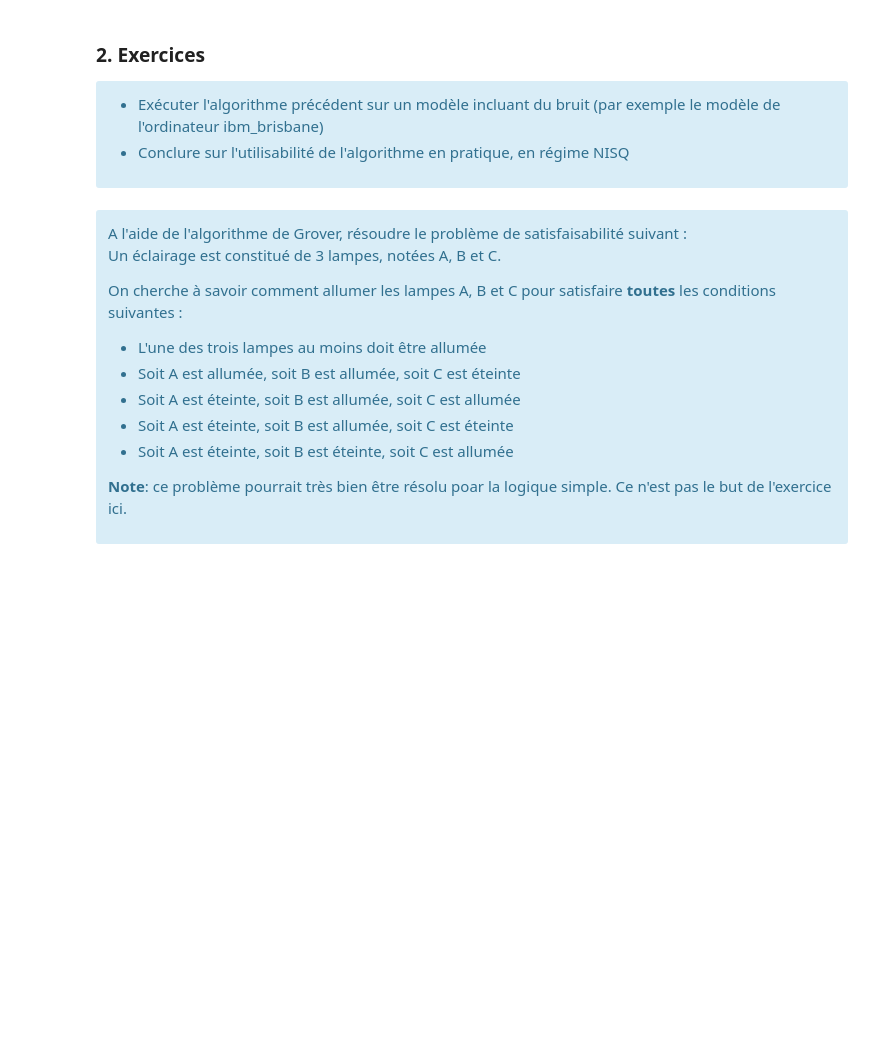
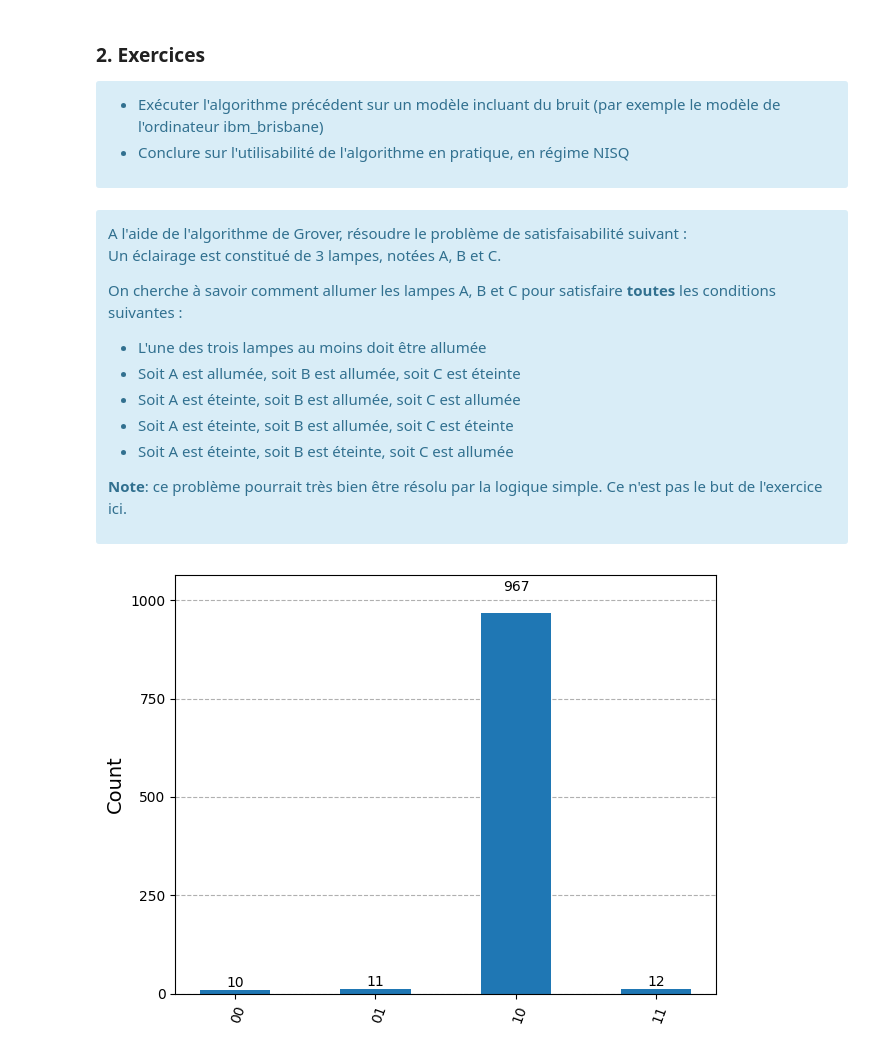
Before and after one commit to hugopgs/Application_Informatique_Quantique, a Jupyter notebook: Seance_1/1.2.Grover.ipynb, the cells around one changed output. Drawn from its saved outputs; the diff is of its cells as text; code cells hidden in the pictures; blank space fills up the shorter version.

```diff
--- a/Seance_1/1.2.Grover.ipynb
+++ b/Seance_1/1.2.Grover.ipynb
@@ -156,5 +159,23 @@ On cherche à savoir comment allumer les lampes A, B et C pour satisfaire **tout
 - Soit A est éteinte, soit B est allumée, soit C est éteinte
 - Soit A est éteinte, soit B est éteinte, soit C est allumée
 
-**Note**: ce problème pourrait très bien être résolu poar la logique simple. Ce n'est pas le but de l'exercice ici.
+**Note**: ce problème pourrait très bien être résolu par la logique simple. Ce n'est pas le but de l'exercice ici.
 </div>
+# %%
+from qiskit_aer.noise import NoiseModel, depolarizing_error
+
+
+noise_model = NoiseModel()
+prob_depolarisation = 0.05
+noise_model.add_all_qubit_quantum_error(
+    depolarizing_error(prob_depolarisation, num_qubits=2), ["cx"]
+)
+sampler_noisy = Sampler(options=dict(backend_options=dict(noise_model=noise_model)))
+
+
+qc_isa=pass_manager.run(qc)
+
+result= sampler_noisy.run([qc_isa], shots=1000).result()
+plot_histogram(result[0].data.meas.get_counts())
+# %% [output]
+[figure, added]
```
Also changed, not shown: parts of 2 cells of this notebook, 2 other files.
